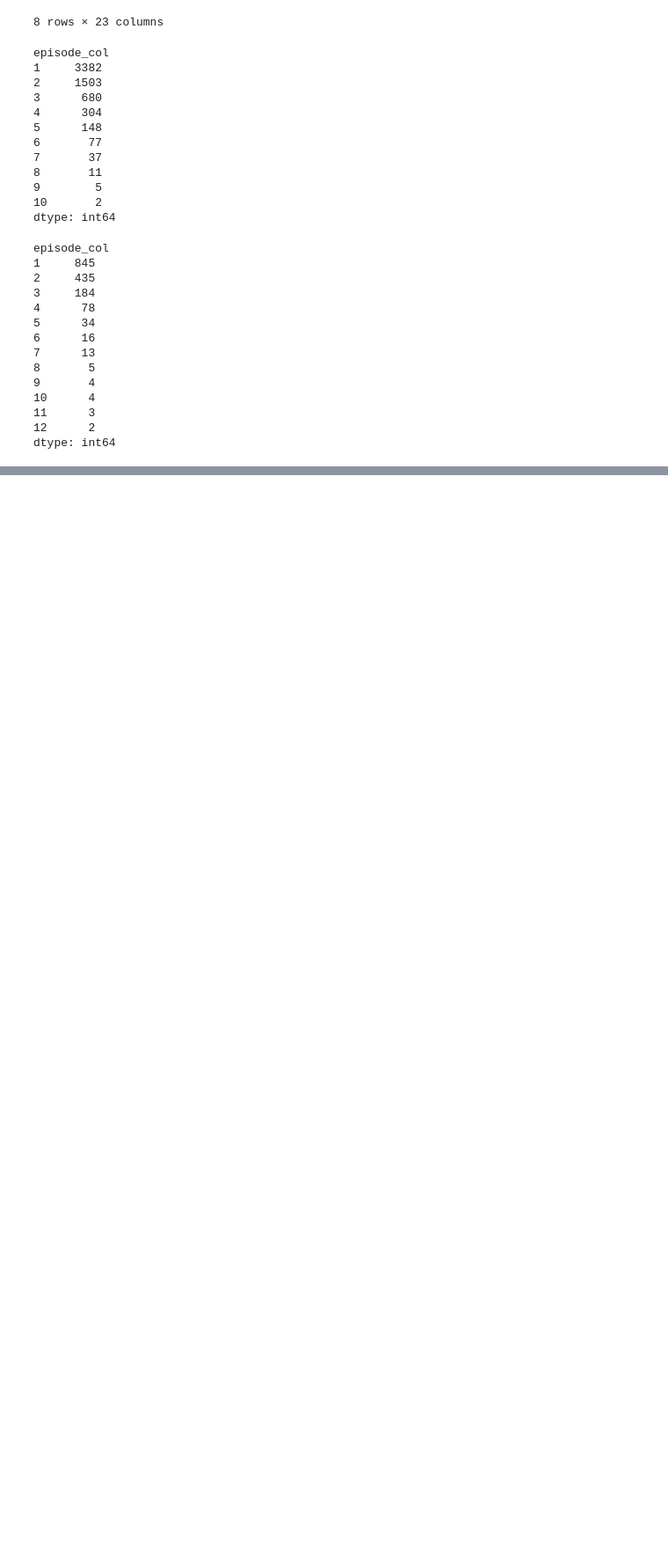
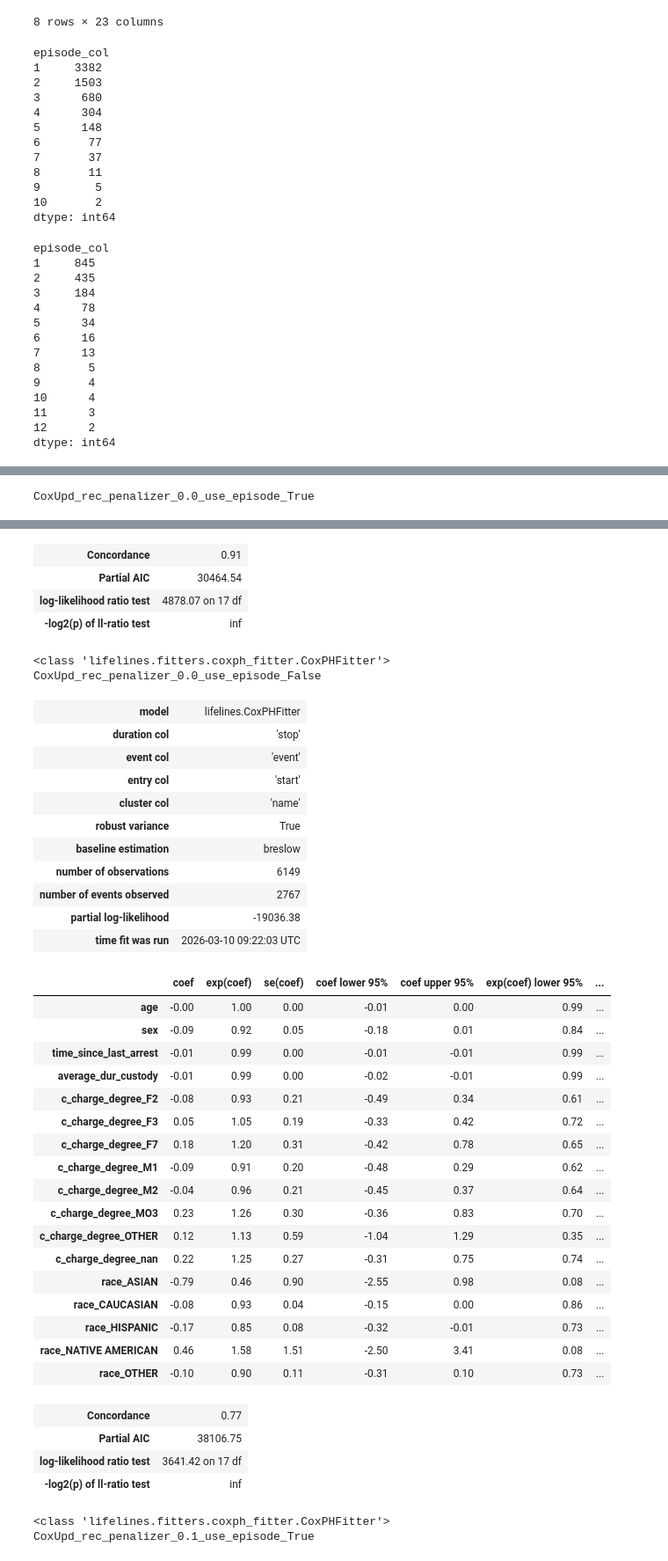
Before and after one commit to DKoleda6/recurrent_event, a Jupyter notebook: exp_common.ipynb, the cells around one changed output, grey strips where cells are left out. Shown at 88% size. Cells and saved outputs as stored; diff of their text form; code cells hidden in the pictures; blank space fills up the shorter version.

Commit message:
Added new grid scheme for validation

```diff
--- a/exp_common.ipynb
+++ b/exp_common.ipynb
@@ -329,0 +217,35 @@ CoxUpd_rec_with_k_pen_0.1
+# %%
+from sklearn.model_selection import ParameterGrid
+
+models_grid = {
+    "CoxUpd_rec": {'model': CoxModelUpd, 'mode': 'recurrent',
+                   'hyperparams_grid': {'use_episode': [True, False], 'penalizer': [0.0, 0.1]}},
+    "CoxUpd_ind": {'model': CoxModelUpd, 'mode': 'independent',
+                   'hyperparams_grid': {'use_episode': [True, False], 'penalizer': [0.0, 0.1]}},
+    "RSF_ind": {'model': RSFModel, 'mode': 'independent',
+                'hyperparams_grid': {'use_episode': [True, False], 'n_estimators': [100, 200], 'min_samples_split': [2, 10]}}
+}
+
+models = {}
+
+for mdl in models_grid.keys():
+    model_proto = models_grid[mdl]
+    for params in ParameterGrid(model_proto['hyperparams_grid']):
+        name = f"{mdl}_{'_'.join([f'{k}_{v}' for k, v in params.items()])}"
+        print(name)
+        features_model = features.copy()
+        if not(params['use_episode']):
+            features_model.remove("episode_col")
+
+        model = model_proto['model'](
+            features=features_model,
+            mode=model_proto['mode'],
+            **params
+        )
+        if model_proto['mode'] == "recurrent":
+            model.fit(train_model_df[features_model + ["start", "stop", "name", "event"]])
+        else:
+            model.fit(train_model_df[features_model + ["time", "event"]])
+        models[name] = model
+# %% [output]
+CoxUpd_rec_penalizer_0.0_use_episode_True
@@ -329,0 +282,41 @@ CoxUpd_rec_with_k_pen_0.1
+| Concordance | 0.91 |
+| Partial AIC | 30464.54 |
+| log-likelihood ratio test | 4878.07 on 17 df |
+| -log2(p) of ll-ratio test | inf |
+<class 'lifelines.fitters.coxph_fitter.CoxPHFitter'>
+CoxUpd_rec_penalizer_0.0_use_episode_False
+| model | lifelines.CoxPHFitter |
+| duration col | 'stop' |
+| event col | 'event' |
+| entry col | 'start' |
+| cluster col | 'name' |
+| robust variance | True |
+| baseline estimation | breslow |
+| number of observations | 6149 |
+| number of events observed | 2767 |
+| partial log-likelihood | -19036.38 |
+| time fit was run | 2026-03-10 09:22:03 UTC |
+|  | coef | exp(coef) | se(coef) | coef lower 95% | coef upper 95% | exp(coef) lower 95% | ... |
+| age | -0.00 | 1.00 | 0.00 | -0.01 | 0.00 | 0.99 | ... |
+| sex | -0.09 | 0.92 | 0.05 | -0.18 | 0.01 | 0.84 | ... |
+| time_since_last_arrest | -0.01 | 0.99 | 0.00 | -0.01 | -0.01 | 0.99 | ... |
+| average_dur_custody | -0.01 | 0.99 | 0.00 | -0.02 | -0.01 | 0.99 | ... |
+| c_charge_degree_F2 | -0.08 | 0.93 | 0.21 | -0.49 | 0.34 | 0.61 | ... |
+| c_charge_degree_F3 | 0.05 | 1.05 | 0.19 | -0.33 | 0.42 | 0.72 | ... |
+| c_charge_degree_F7 | 0.18 | 1.20 | 0.31 | -0.42 | 0.78 | 0.65 | ... |
+| c_charge_degree_M1 | -0.09 | 0.91 | 0.20 | -0.48 | 0.29 | 0.62 | ... |
+| c_charge_degree_M2 | -0.04 | 0.96 | 0.21 | -0.45 | 0.37 | 0.64 | ... |
+| c_charge_degree_MO3 | 0.23 | 1.26 | 0.30 | -0.36 | 0.83 | 0.70 | ... |
+| c_charge_degree_OTHER | 0.12 | 1.13 | 0.59 | -1.04 | 1.29 | 0.35 | ... |
+| c_charge_degree_nan | 0.22 | 1.25 | 0.27 | -0.31 | 0.75 | 0.74 | ... |
+| race_ASIAN | -0.79 | 0.46 | 0.90 | -2.55 | 0.98 | 0.08 | ... |
+| race_CAUCASIAN | -0.08 | 0.93 | 0.04 | -0.15 | 0.00 | 0.86 | ... |
+| race_HISPANIC | -0.17 | 0.85 | 0.08 | -0.32 | -0.01 | 0.73 | ... |
+| race_NATIVE AMERICAN | 0.46 | 1.58 | 1.51 | -2.50 | 3.41 | 0.08 | ... |
+| race_OTHER | -0.10 | 0.90 | 0.11 | -0.31 | 0.10 | 0.73 | ... |
+| Concordance | 0.77 |
+| Partial AIC | 38106.75 |
+| log-likelihood ratio test | 3641.42 on 17 df |
+| -log2(p) of ll-ratio test | inf |
+<class 'lifelines.fitters.coxph_fitter.CoxPHFitter'>
+CoxUpd_rec_penalizer_0.1_use_episode_True
```
Also changed, not shown: parts of 4 cells of this notebook, 2 other files.
